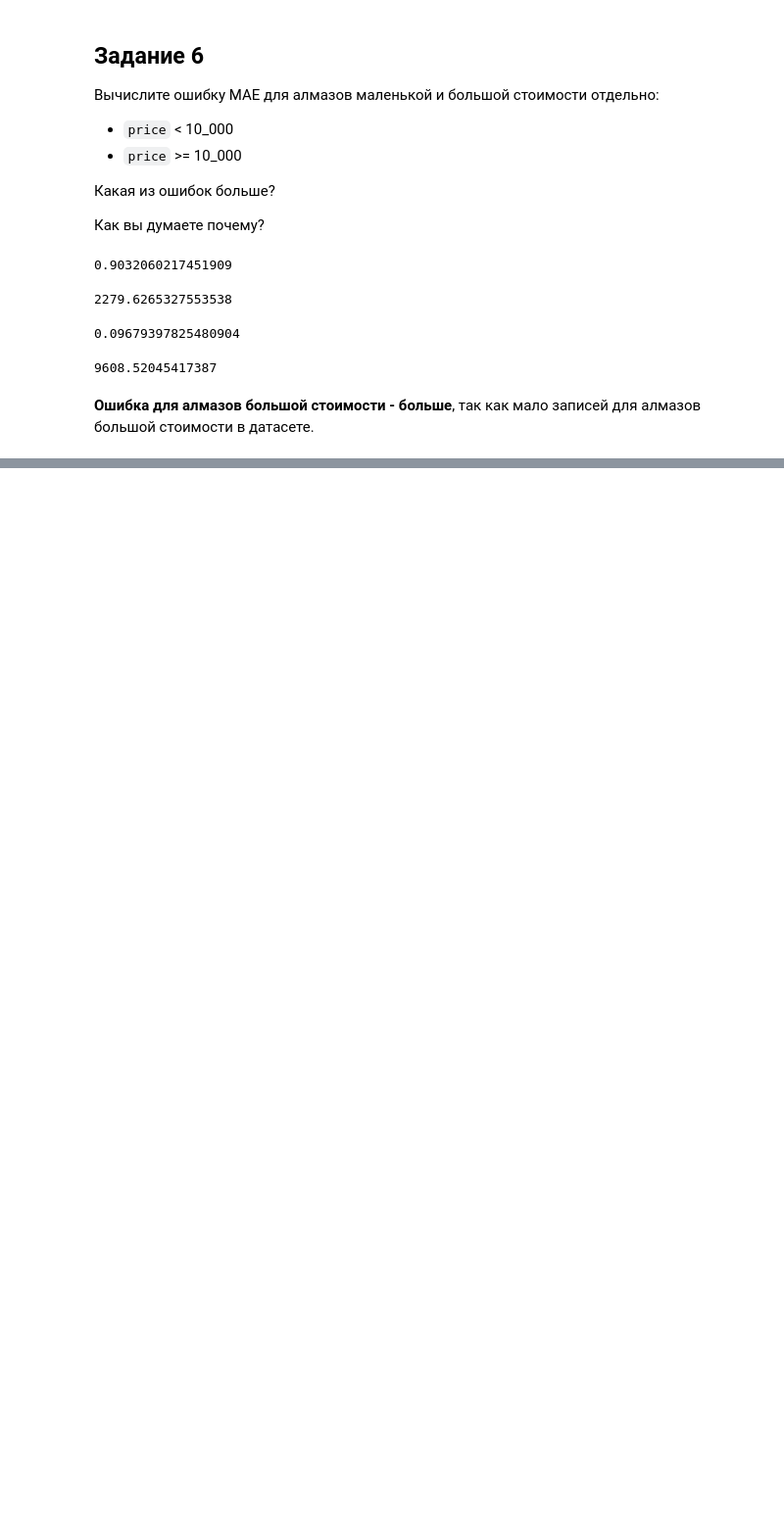
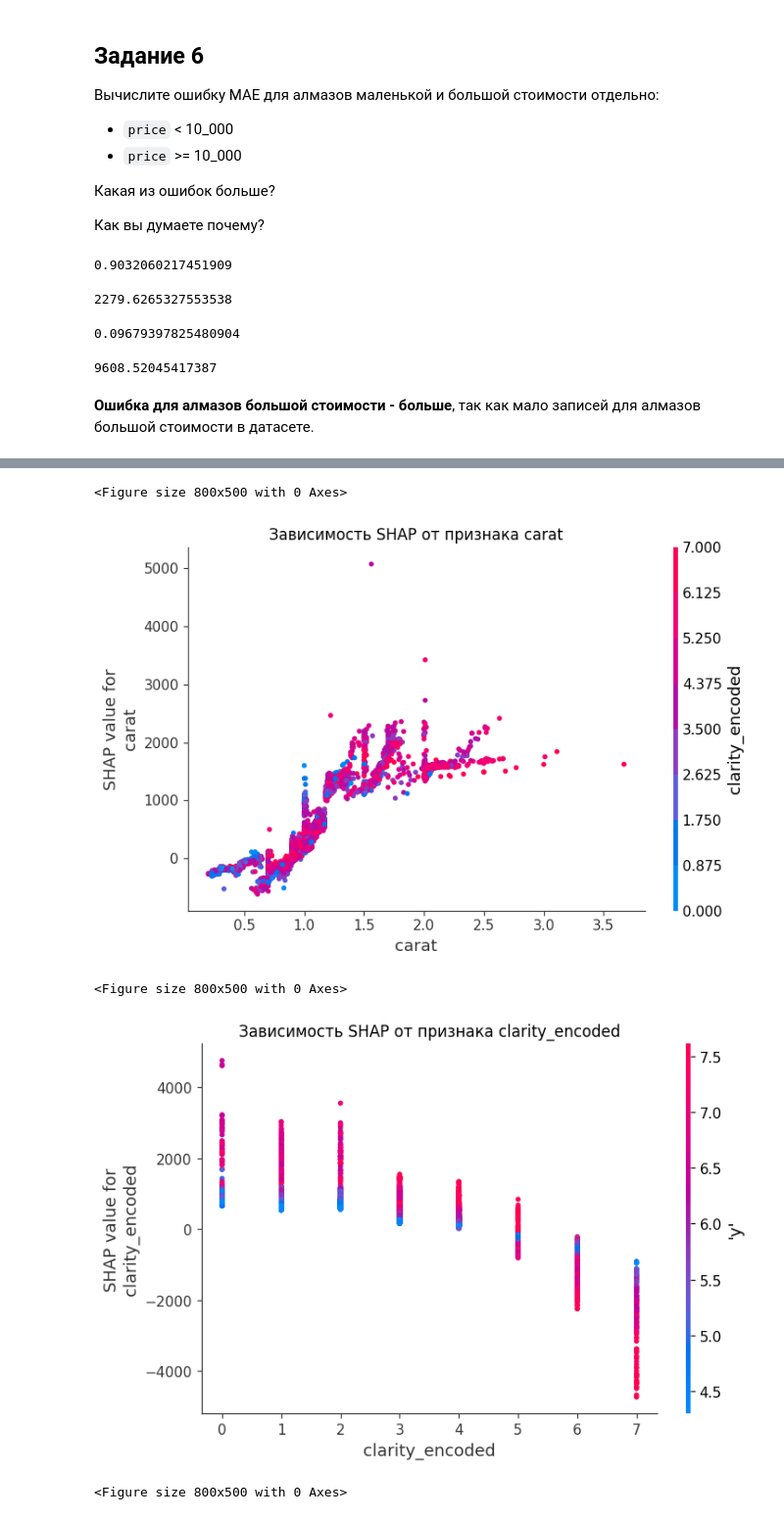
Before and after one commit to RinatHar/EDALabs, a Jupyter notebook: lab4/Лаб4_ФМИ_EDA_deep.ipynb, the cells around one changed output, grey strips where cells are left out. Shown at 98% size. Saved outputs shown, nothing was run; the diff lists cells and outputs as text; code cells hidden in the pictures; blank space fills up the shorter version.

```diff
--- a/lab4/Лаб4_ФМИ_EDA_deep.ipynb
+++ b/lab4/Лаб4_ФМИ_EDA_deep.ipynb
@@ -967,0 +1025,16 @@ mean_absolute_error(y3[y3 >= 10000], pred[y3 >= 10000])
+# %%
+# Dependence plot для самых важных признаков
+top_features = X.columns[shap_values.mean(axis=0).argsort()[-5:][::-1]]
+
+for feature in top_features[:3]:  # топ-3 признака
+    plt.figure(figsize=(8, 5))
+    shap.dependence_plot(feature, shap_values, X_test, show=False)
+    plt.title(f"Зависимость SHAP от признака {feature}")
+    plt.tight_layout()
+    plt.show()
+# %% [output]
+<Figure size 800x500 with 0 Axes>
+[figure, added]
+<Figure size 800x500 with 0 Axes>
+[figure, added]
+<Figure size 800x500 with 0 Axes>
```
Also changed, not shown: parts of 15 cells of this notebook.
